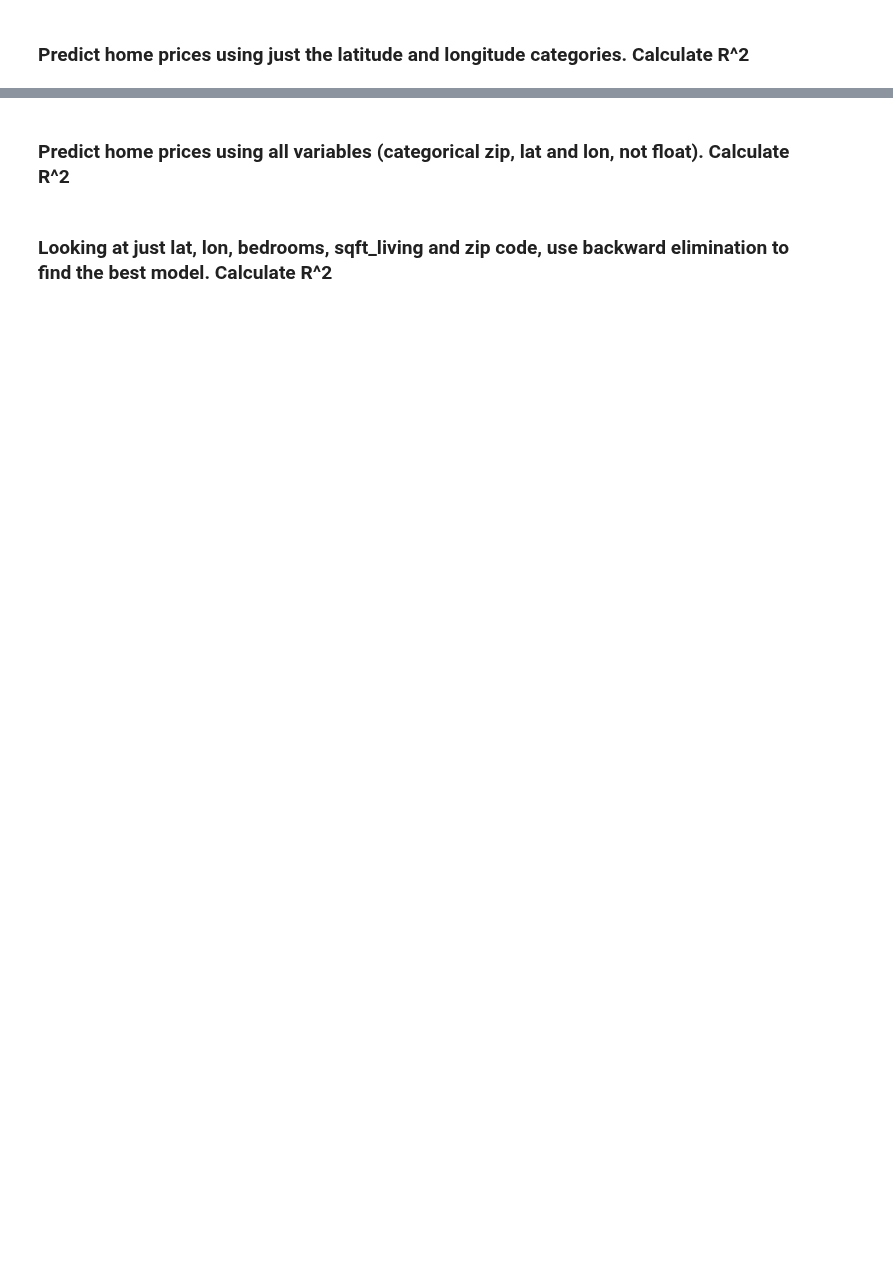
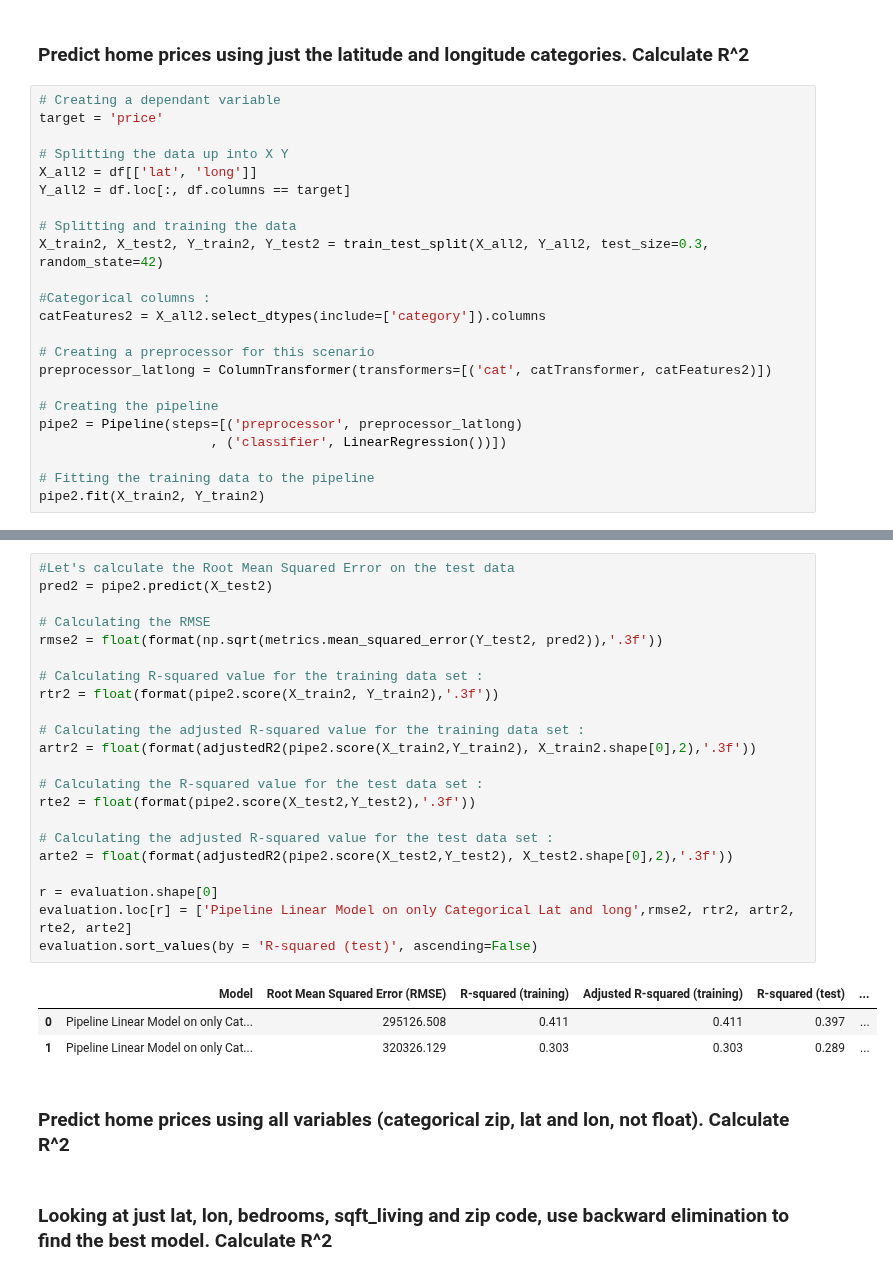
Before and after one commit to DuncanFerguson/GITHUB_REPOSITORY, a Jupyter notebook: DU_MSDS/Data Science Tools 2/HW8/homework8_Duncan_Ferguson.ipynb, the cells around one changed output, grey strips where cells are left out. Cells and saved outputs as stored; diff of their text form; blank space fills up the shorter version.

```diff
--- a/DU_MSDS/Data Science Tools 2/HW8/homework8_Duncan_Ferguson.ipynb
+++ b/DU_MSDS/Data Science Tools 2/HW8/homework8_Duncan_Ferguson.ipynb
@@ -248,2 +300,25 @@ IndexError: tuple index out of range
 # %% [markdown]
 ### Predict home prices using just the latitude and longitude categories.  Calculate R^2
+# %%
+# Creating a dependant variable
+target = 'price'
+
+# Splitting the data up into X Y
+X_all2 = df[['lat', 'long']]
+Y_all2 = df.loc[:, df.columns == target]
+
+# Splitting and training the data
+X_train2, X_test2, Y_train2, Y_test2 = train_test_split(X_all2, Y_all2, test_size=0.3, random_state=42)
+
+#Categorical columns :
+catFeatures2 = X_all2.select_dtypes(include=['category']).columns
+
+# Creating a preprocessor for this scenario
+preprocessor_latlong = ColumnTransformer(transformers=[('cat', catTransformer, catFeatures2)])
+
+# Creating the pipeline
+pipe2 = Pipeline(steps=[('preprocessor', preprocessor_latlong)
+                      , ('classifier', LinearRegression())])
+
+# Fitting the training data to the pipeline
+pipe2.fit(X_train2, Y_train2)
@@ -250,3 +339,29 @@ IndexError: tuple index out of range
+# %%
+#Let's calculate the Root Mean Squared Error on the test data
+pred2 = pipe2.predict(X_test2)
+
+# Calculating the RMSE
+rmse2 = float(format(np.sqrt(metrics.mean_squared_error(Y_test2, pred2)),'.3f'))
+
+# Calculating R-squared value for the training data set :
+rtr2 = float(format(pipe2.score(X_train2, Y_train2),'.3f'))
+
+# Calculating the adjusted R-squared value for the training data set :
+artr2 = float(format(adjustedR2(pipe2.score(X_train2,Y_train2), X_train2.shape[0],2),'.3f'))
+
+# Calculating the R-squared value for the test data set :
+rte2 = float(format(pipe2.score(X_test2,Y_test2),'.3f'))
+
+# Calculating the adjusted R-squared value for the test data set :
+arte2 = float(format(adjustedR2(pipe2.score(X_test2,Y_test2), X_test2.shape[0],2),'.3f'))
+
+r = evaluation.shape[0]
+evaluation.loc[r] = ['Pipeline Linear Model on only Categorical Lat and long',rmse2, rtr2, artr2, rte2, arte2]
+evaluation.sort_values(by = 'R-squared (test)', ascending=False)
+# %% [output]
+|  | Model | Root Mean Squared Error (RMSE) | R-squared (training) | Adjusted R-squared (training) | R-squared (test) | ... |
+| 0 | Pipeline Linear Model on only Cat... | 295126.508 | 0.411 | 0.411 | 0.397 | ... |
+| 1 | Pipeline Linear Model on only Cat... | 320326.129 | 0.303 | 0.303 | 0.289 | ... |
 # %% [markdown]
 ### Predict home prices using all variables (categorical zip, lat and lon, not float).  Calculate R^2
 # %% [markdown]
```
Also changed, not shown: parts of 11 cells of this notebook.
